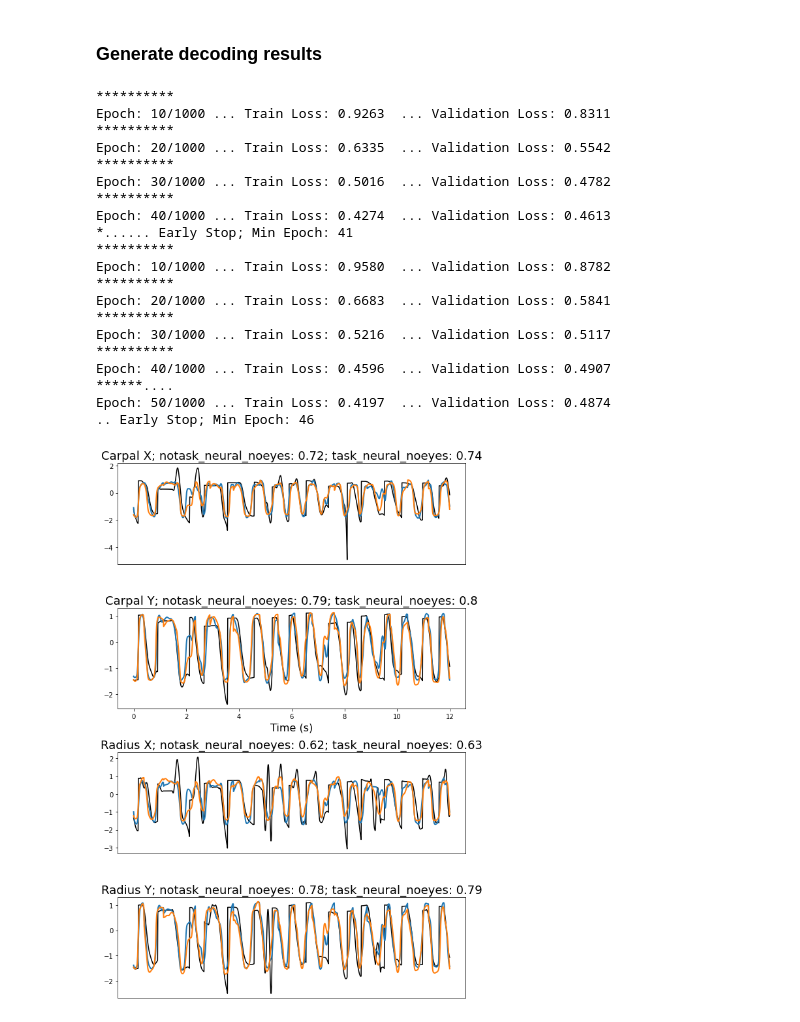
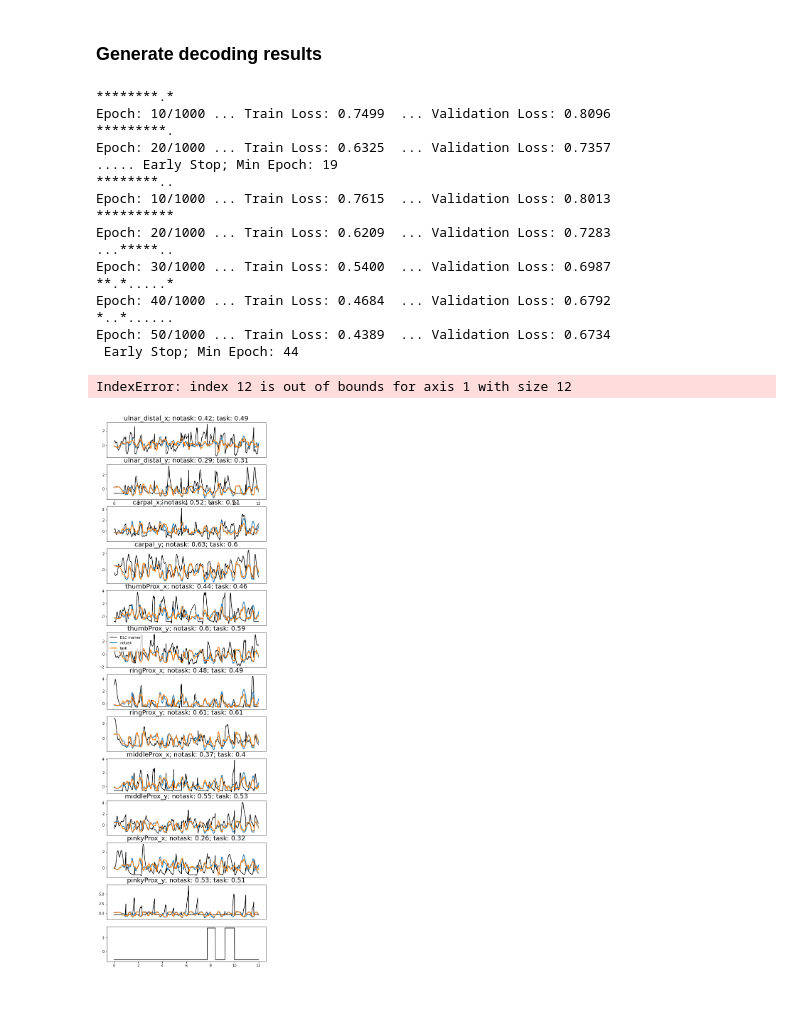
Before and after one commit to ntolley/SEE_decoding, a Jupyter notebook: notebooks/movement_decoding_rnn.ipynb, the cells around one changed output. Cells and saved outputs as stored; diff of their text form; code cells hidden in the pictures.

```diff
--- a/notebooks/movement_decoding_rnn.ipynb
+++ b/notebooks/movement_decoding_rnn.ipynb
@@ -53,5 +53,5 @@ To enable them in other operations, rebuild TensorFlow with the appropriate comp
 # %%
-kinematic_df, neural_df, metadata = mocap_functions.load_mocap_df('../data/SPK20220308/task_data/')
+kinematic_df, neural_df, metadata = mocap_functions.load_mocap_df('../data/SPK20220308/task_data/', kinematic_suffix='_cam4')
 
 
 num_trials = metadata['num_trials']
@@ -147,7 +206,8 @@ kinematic_df = kinematic_df[np.logical_and.reduce([nolayout_kinematic_mask, nopo
 
 nolayout_neural_mask = ~(neural_df['unit'].str.contains(pat='layout'))
 noposition_neural_mask = ~(neural_df['unit'].str.contains(pat='position'))
-notask_neural_df = neural_df[np.logical_and(nolayout_neural_mask, noposition_neural_mask)]
+nohandpos_neural_mask = ~(neural_df['unit'].str.contains(pat='handpos'))
+notask_neural_df = neural_df[np.logical_and.reduce([nolayout_neural_mask, noposition_neural_mask, nohandpos_neural_mask])]
 # %%
 #eye_data = [[data] for data in temp_eye_df['posData'].tolist()]
 eye_dict = {'rates': temp_eye_df['posData'].tolist(), 'unit': temp_eye_df['name'].tolist(), 'trial': temp_eye_df['trial'].tolist(),
@@ -218,13 +278,14 @@ class model_gru(nn.Module):
 def run_wiener(pred_df, neural_df, neural_offset, task_info=True, window_size=10):
   if task_info:
     exclude_processing = np.zeros(len(neural_df['unit'].unique()))
-    exclude_processing[-8:] = np.ones(8)
+    exclude_processing[-4:] = np.ones(4)
     exclude_processing = exclude_processing.astype(bool)
   else:
     exclude_processing = None
 
   data_arrays, generators = mocap_functions.make_generators(
-    pred_df, neural_df, neural_offset, cv_dict, metadata, exclude_neural=exclude_processing, window_size=window_size)
+    pred_df, neural_df, neural_offset, cv_dict, metadata,
+    exclude_neural=exclude_processing, window_size=window_size, flip_outputs=True)
 
   # Unpack tuple into variables
   training_set, validation_set, testing_set = data_arrays
@@ -252,13 +313,14 @@ def run_wiener(pred_df, neural_df, neural_offset, task_info=True, window_size=10
 def run_rnn(pred_df, neural_df, neural_offset, task_info=True, window_size=10):
   if task_info:
     exclude_processing = np.zeros(len(neural_df['unit'].unique()))
-    exclude_processing[-8:] = np.ones(8)
+    exclude_processing[-4:] = np.ones(4)
     exclude_processing = exclude_processing.astype(bool)
   else:
     exclude_processing = None
 
   data_arrays, generators = mocap_functions.make_generators(
-    pred_df, neural_df, neural_offset, cv_dict, metadata, exclude_neural=exclude_processing, window_size=window_size)
+    pred_df, neural_df, neural_offset, cv_dict, metadata, exclude_neural=exclude_processing,
+    window_size=window_size, flip_outputs=True)
 
   # Unpack tuple into variables
   training_set, validation_set, testing_set = data_arrays
@@ -272,8 +334,8 @@ def run_rnn(pred_df, neural_df, neural_offset, task_info=True, window_size=10):
 
   #Define hyperparameters
   lr = 1e-3
-  weight_decay = 0
-  hidden_dim = 20
+  weight_decay = 1e-4
+  hidden_dim = 100
   dropout = 0.5
   n_layers = 2
   max_epochs = 1000
@@ -312,8 +374,8 @@ window_size = 20
 func_dict = {'wiener': run_wiener, 'rnn': run_rnn}
 # func_dict = {'wiener': run_wiener}
 
-df_dict = {'task_neural_noeyes': {'df': task_neural_noeyes_df, 'task_info': True},
-           'notask_neural_noeyes': {'df': notask_neural_noeyes_df, 'task_info': False}}
+df_dict = {'task': {'df': task_neural_noeyes_df, 'task_info': True},
+           'notask': {'df': notask_neural_noeyes_df, 'task_info': False}}
         #    'notask_neural_eyes': {'df': notask_neural_eyes_df, 'task_info': False},
         #    'task_neural_eyes': {'df': notask_neural_eyes_df, 'task_info': True,}}
            #'eyes': {'df': eye_df, 'task_info': False}}
@@ -333,26 +395,22 @@ for func_name, func in func_dict.items():
             'test_corr': test_corr
         }
 # %% [output]
+********.*
+Epoch: 10/1000 ... Train Loss: 0.7499  ... Validation Loss: 0.8096
+*********.
+Epoch: 20/1000 ... Train Loss: 0.6325  ... Validation Loss: 0.7357
+..... Early Stop; Min Epoch: 19
+********..
+Epoch: 10/1000 ... Train Loss: 0.7615  ... Validation Loss: 0.8013
 **********
-Epoch: 10/1000 ... Train Loss: 0.9263  ... Validation Loss: 0.8311
-**********
-Epoch: 20/1000 ... Train Loss: 0.6335  ... Validation Loss: 0.5542
-**********
-Epoch: 30/1000 ... Train Loss: 0.5016  ... Validation Loss: 0.4782
-**********
-Epoch: 40/1000 ... Train Loss: 0.4274  ... Validation Loss: 0.4613
-*...... Early Stop; Min Epoch: 41
-**********
-Epoch: 10/1000 ... Train Loss: 0.9580  ... Validation Loss: 0.8782
-**********
-Epoch: 20/1000 ... Train Loss: 0.6683  ... Validation Loss: 0.5841
-**********
-Epoch: 30/1000 ... Train Loss: 0.5216  ... Validation Loss: 0.5117
-**********
-Epoch: 40/1000 ... Train Loss: 0.4596  ... Validation Loss: 0.4907
-******....
-Epoch: 50/1000 ... Train Loss: 0.4197  ... Validation Loss: 0.4874
-.. Early Stop; Min Epoch: 46
+Epoch: 20/1000 ... Train Loss: 0.6209  ... Validation Loss: 0.7283
+...*****..
+Epoch: 30/1000 ... Train Loss: 0.5400  ... Validation Loss: 0.6987
+**.*.....*
+Epoch: 40/1000 ... Train Loss: 0.4684  ... Validation Loss: 0.6792
+*..*......
+Epoch: 50/1000 ... Train Loss: 0.4389  ... Validation Loss: 0.6734
+ Early Stop; Min Epoch: 44
 # %%
 # exclude_processing = np.zeros(len(neural_df['unit'].unique()))
 # exclude_processing[-4:] = np.ones(4)
@@ -371,44 +429,48 @@ y_train_data = training_set[:][1][:,-1,:].detach().cpu().numpy()
 X_test_data = testing_set[:][0][:,-1,:].detach().cpu().numpy()
 y_test_data = testing_set[:][1][:,-1,:].detach().cpu().numpy()
 # %%
-plt.figure(figsize=(8, 12))
-tstart = 1000
+plt.figure(figsize=(8, 30))
+tstart = 3000
 bounds = np.arange(tstart, tstart + 1200)
 x_vals = np.arange(len(bounds))/100
 
 decoder_type = 'rnn'
 # decoder_type = 'wiener'
-cond1 = 'notask_neural_noeyes'
-cond2 = 'task_neural_noeyes'
+cond1 = 'notask'
+cond2 = 'task'
 
-marker_names = ['Carpal X', 'Carpal Y', 'Radius X', 'Radius Y']
-for col_idx in range(4):
-    plt.subplot(4, 1, col_idx+1)
+#marker_names = ['Carpal X', 'Carpal Y', 'Radius X', 'Radius Y', 'Ulnar X', 'Ulnar Y']
+marker_names = np.concatenate([[f'{mrk}_x', f'{mrk}_y'] for mrk in marker_list])
+
+
+for col_idx in range(len(marker_names)):
+    plt.subplot(len(marker_names), 1, col_idx+1)
     plt.plot(x_vals, y_test_data[bounds, col_idx], color='k', label='DLC marker')
     plt.plot(x_vals, decode_results[decoder_type][cond1]['test_pred'][bounds, col_idx], color='C0', linewidth=2, label=cond1)
     plt.plot(x_vals, decode_results[decoder_type][cond2]['test_pred'][bounds, col_idx], color='C1', linewidth=2, label=cond2)
 
 
     layout_corr = np.round(decode_results[decoder_type][cond1]['test_corr'][col_idx], 2)
     nolayout_corr = np.round(decode_results[decoder_type][cond2]['test_corr'][col_idx], 2)
     plt.title(f"{marker_names[col_idx]}; {cond1}: {layout_corr}; {cond2}: {nolayout_corr}", fontsize=18)
 
     if col_idx == 1:
         plt.xlabel('Time (s)', fontsize=16)
     else:
         plt.xticks([])
 
     if col_idx == 5:
         plt.legend()
 
     plt.ylim(plt.ylim())
     plt.xlim(plt.xlim())
 
     #plt.vlines(x=[3, 6, 9, 12],ymin=-10000, ymax=100000, color='k', linewidth=10, linestyle='-', alpha=0.3)
 plt.tight_layout()
-plt.savefig(f'movement_decoding_trajectory.png')
+# plt.savefig(f'movement_decoding_trajectory_{num_neurons}_neurons_layout.png')
 # %% [output]
+IndexError: index 12 is out of bounds for axis 1 with size 12
-[figure, old version]
+[figure, new version]
 # %%
 plt.figure(figsize=(8, 10))
 tstart = 300
```
Also changed, not shown: parts of 16 cells of this notebook, 4 other files.
